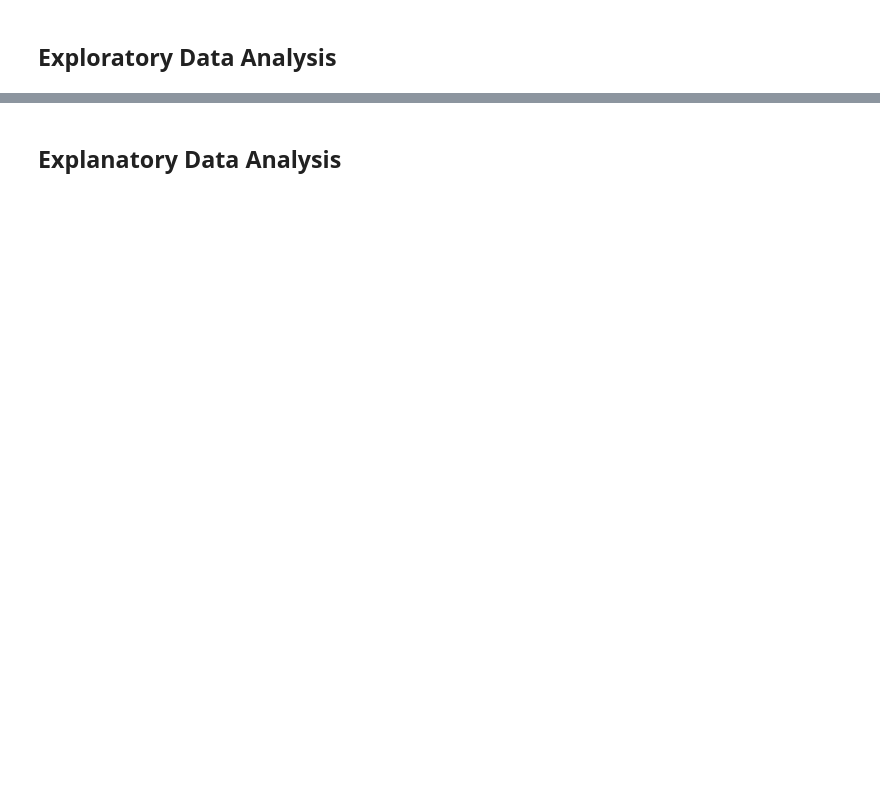
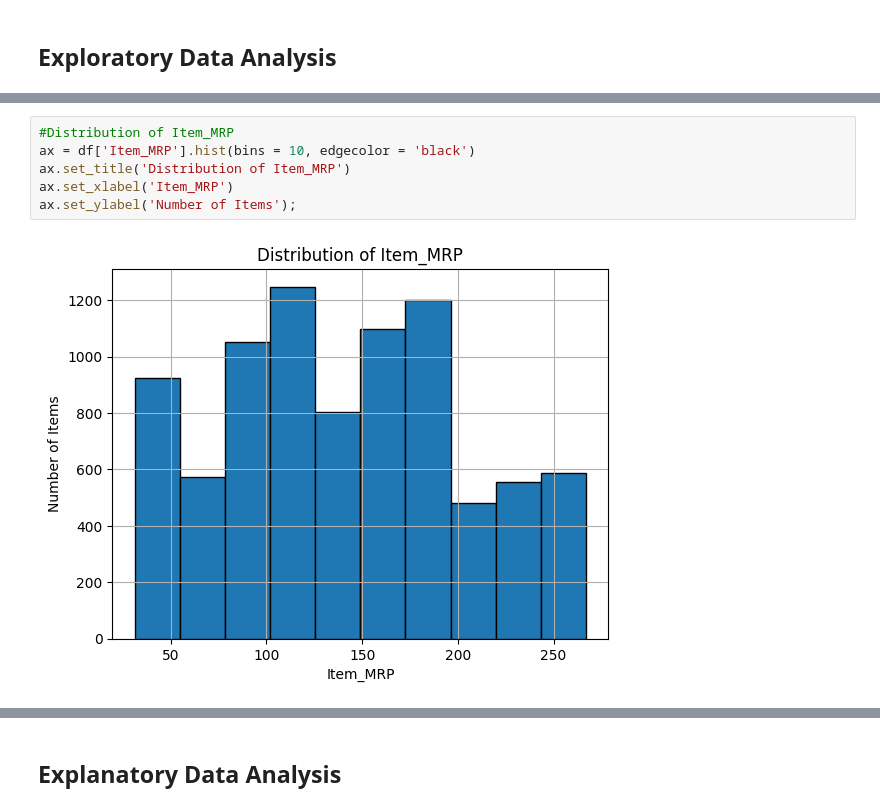
Before and after one commit to ericakitano/Prediction-of-Product-Sales, a Jupyter notebook: Prediction_of_Product_Sales.ipynb, the cells around one changed output, grey strips where cells are left out. Saved outputs shown, nothing was run; the diff lists cells and outputs as text; blank space fills up the shorter version.

```diff
--- a/Prediction_of_Product_Sales.ipynb
+++ b/Prediction_of_Product_Sales.ipynb
@@ -232,0 +250,8 @@ I did not choose to do that earlier because I did not want to skew the data, and
+# %%
+#Distribution of Item_MRP
+ax = df['Item_MRP'].hist(bins = 10, edgecolor = 'black')
+ax.set_title('Distribution of Item_MRP')
+ax.set_xlabel('Item_MRP')
+ax.set_ylabel('Number of Items');
+# %% [output]
+[figure, added]
```
Also changed, not shown: parts of 25 cells of this notebook.
